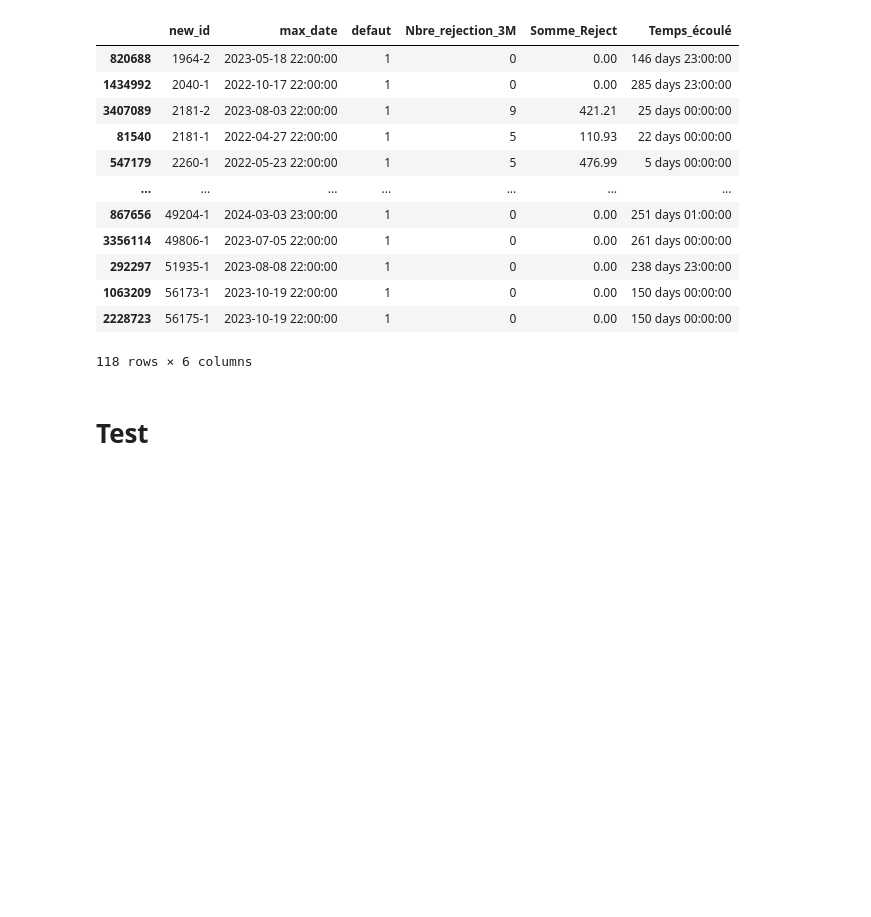
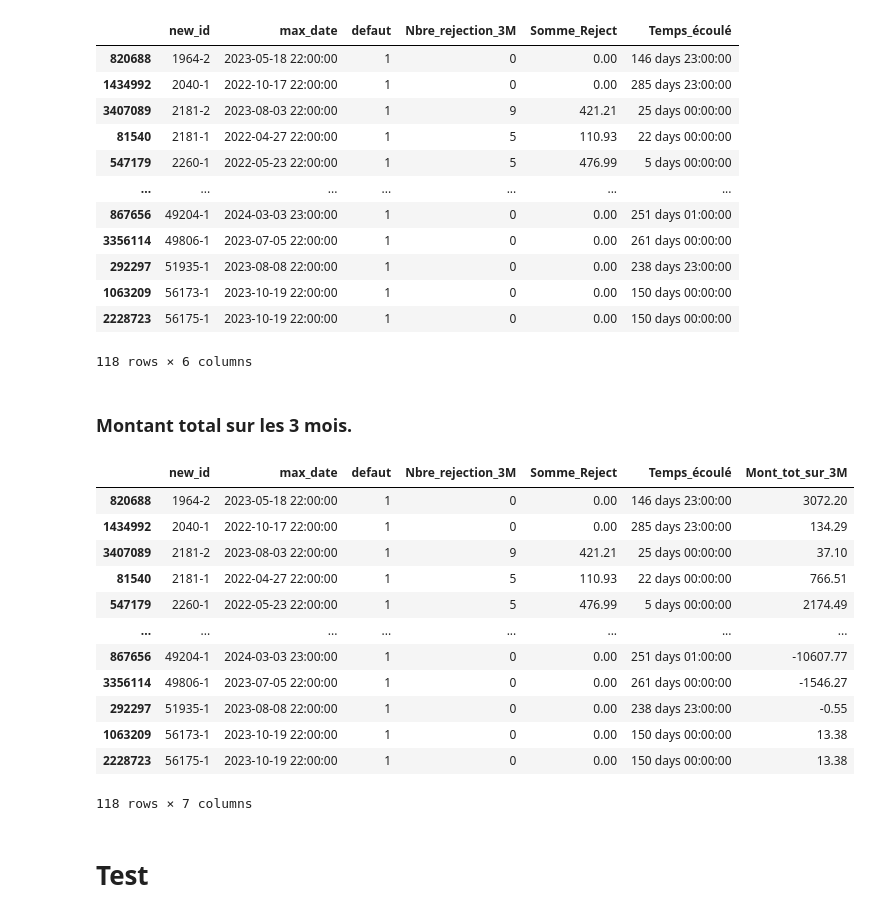
Before and after one commit to rouaabl/Projet-construction-d-un-score-d-octroi, a Jupyter notebook: CLEAN.ipynb, the cells around one changed output. Cells and saved outputs as stored; diff of their text form; code cells hidden in the pictures; blank space fills up the shorter version.

```diff
--- a/CLEAN.ipynb
+++ b/CLEAN.ipynb
@@ -518,6 +518,36 @@ account_segmentées[account_segmentées["defaut"]==1]
 | 1063209 | 56173-1 | 2023-10-19 22:00:00 | 1 | 0 | 0.00 | 150 days 00:00:00 |
 | 2228723 | 56175-1 | 2023-10-19 22:00:00 | 1 | 0 | 0.00 | 150 days 00:00:00 |
 118 rows × 6 columns
+# %% [markdown]
+### Montant total sur les 3 mois.
+# %%
+def Mont_tot_3M(id_bank):
+
+    Transaction_id = transactions_segmentées[transactions_segmentées['new_id'] == id_bank]
+
+    date_max = Transaction_id["date"].max()
+
+    D = Transaction_id[( date_max - Transaction_id["date"] <= datetime.timedelta(days=90))]
+    somme = D['amount'].sum()
+    return (somme)
+# %%
+account_segmentées.loc[:, 'Mont_tot_sur_3M'] = account_segmentées['new_id'].apply(Mont_tot_3M)
+# %%
+account_segmentées[account_segmentées["defaut"]==1]
+# %% [output]
+|  | new_id | max_date | defaut | Nbre_rejection_3M | Somme_Reject | Temps_écoulé | Mont_tot_sur_3M |
+| 820688 | 1964-2 | 2023-05-18 22:00:00 | 1 | 0 | 0.00 | 146 days 23:00:00 | 3072.20 |
+| 1434992 | 2040-1 | 2022-10-17 22:00:00 | 1 | 0 | 0.00 | 285 days 23:00:00 | 134.29 |
+| 3407089 | 2181-2 | 2023-08-03 22:00:00 | 1 | 9 | 421.21 | 25 days 00:00:00 | 37.10 |
+| 81540 | 2181-1 | 2022-04-27 22:00:00 | 1 | 5 | 110.93 | 22 days 00:00:00 | 766.51 |
+| 547179 | 2260-1 | 2022-05-23 22:00:00 | 1 | 5 | 476.99 | 5 days 00:00:00 | 2174.49 |
+| ... | ... | ... | ... | ... | ... | ... | ... |
+| 867656 | 49204-1 | 2024-03-03 23:00:00 | 1 | 0 | 0.00 | 251 days 01:00:00 | -10607.77 |
+| 3356114 | 49806-1 | 2023-07-05 22:00:00 | 1 | 0 | 0.00 | 261 days 00:00:00 | -1546.27 |
+| 292297 | 51935-1 | 2023-08-08 22:00:00 | 1 | 0 | 0.00 | 238 days 23:00:00 | -0.55 |
+| 1063209 | 56173-1 | 2023-10-19 22:00:00 | 1 | 0 | 0.00 | 150 days 00:00:00 | 13.38 |
+| 2228723 | 56175-1 | 2023-10-19 22:00:00 | 1 | 0 | 0.00 | 150 days 00:00:00 | 13.38 |
+118 rows × 7 columns
 # %% [markdown]
 # Test
 # %%
```
